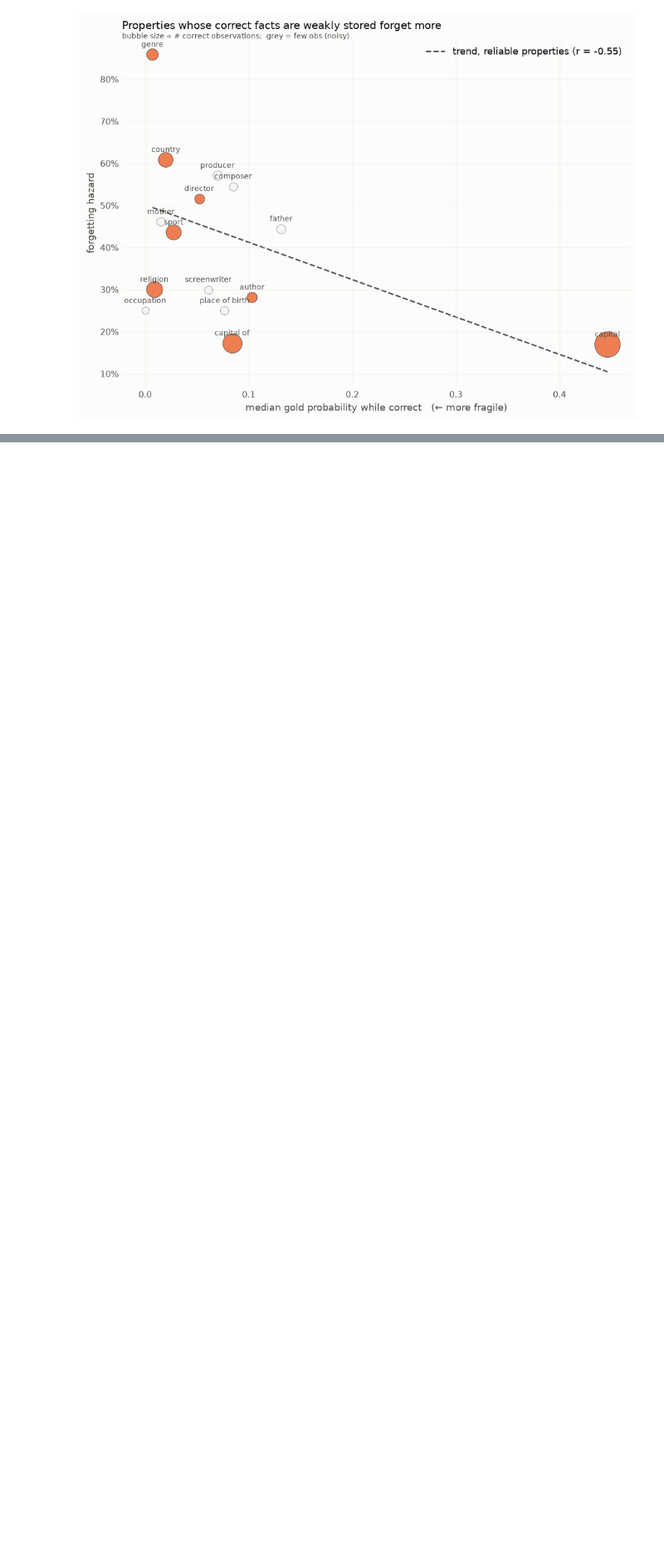
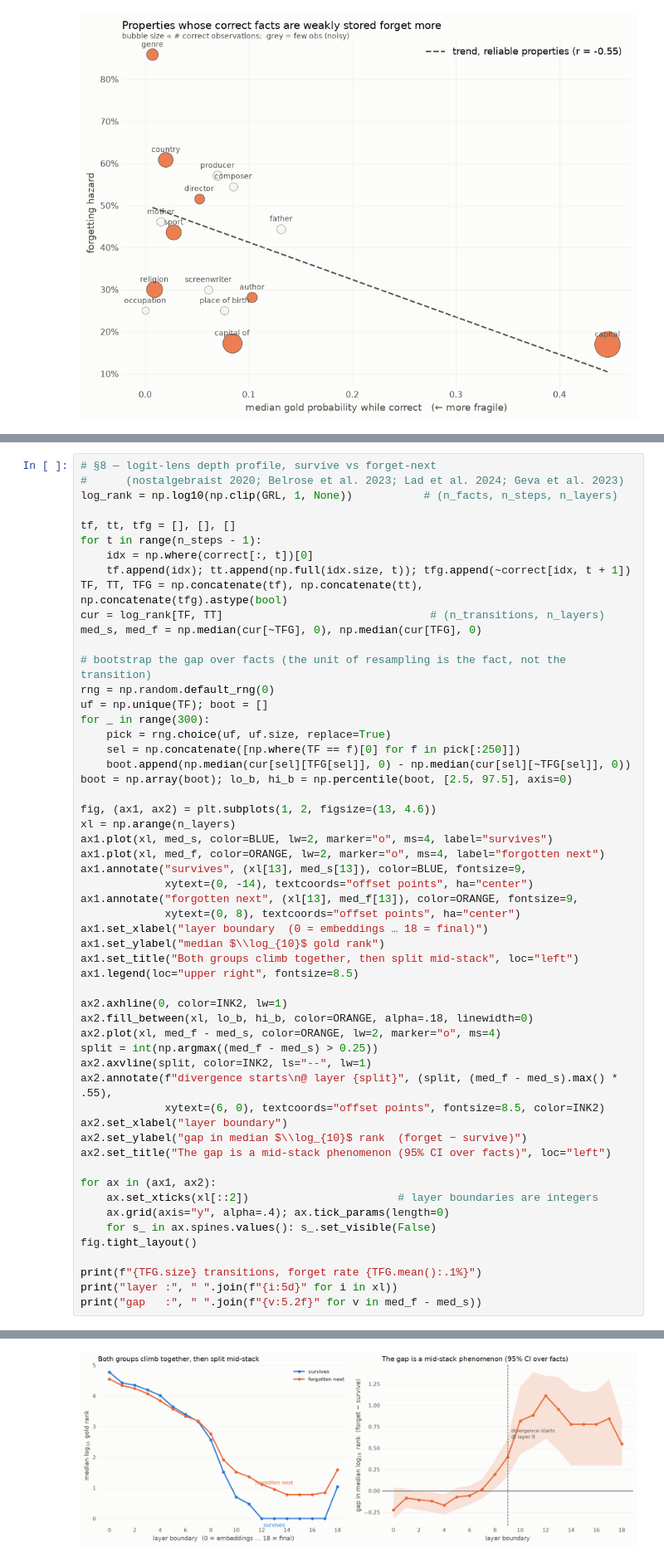
Before and after one commit to OvadiaOmer3/NLPFinalProject, a Jupyter notebook: forgetting_internal_features.ipynb, the cells around one changed output, grey strips where cells are left out. Shown at 83% size. Drawn from its saved outputs; the diff is of its cells as text; blank space fills up the shorter version.

```diff
--- a/forgetting_internal_features.ipynb
+++ b/forgetting_internal_features.ipynb
@@ -474,0 +744,56 @@ fig.tight_layout()
+# %%
+# §8 — logit-lens depth profile, survive vs forget-next
+#      (nostalgebraist 2020; Belrose et al. 2023; Lad et al. 2024; Geva et al. 2023)
+log_rank = np.log10(np.clip(GRL, 1, None))           # (n_facts, n_steps, n_layers)
+
+tf, tt, tfg = [], [], []
+for t in range(n_steps - 1):
+    idx = np.where(correct[:, t])[0]
+    tf.append(idx); tt.append(np.full(idx.size, t)); tfg.append(~correct[idx, t + 1])
+TF, TT, TFG = np.concatenate(tf), np.concatenate(tt), np.concatenate(tfg).astype(bool)
+cur = log_rank[TF, TT]                                # (n_transitions, n_layers)
+med_s, med_f = np.median(cur[~TFG], 0), np.median(cur[TFG], 0)
+
+# bootstrap the gap over facts (the unit of resampling is the fact, not the transition)
+rng = np.random.default_rng(0)
+uf = np.unique(TF); boot = []
+for _ in range(300):
+    pick = rng.choice(uf, uf.size, replace=True)
+    sel = np.concatenate([np.where(TF == f)[0] for f in pick[:250]])
+    boot.append(np.median(cur[sel][TFG[sel]], 0) - np.median(cur[sel][~TFG[sel]], 0))
+boot = np.array(boot); lo_b, hi_b = np.percentile(boot, [2.5, 97.5], axis=0)
+
+fig, (ax1, ax2) = plt.subplots(1, 2, figsize=(13, 4.6))
+xl = np.arange(n_layers)
+ax1.plot(xl, med_s, color=BLUE, lw=2, marker="o", ms=4, label="survives")
+ax1.plot(xl, med_f, color=ORANGE, lw=2, marker="o", ms=4, label="forgotten next")
+ax1.annotate("survives", (xl[13], med_s[13]), color=BLUE, fontsize=9,
+             xytext=(0, -14), textcoords="offset points", ha="center")
+ax1.annotate("forgotten next", (xl[13], med_f[13]), color=ORANGE, fontsize=9,
+             xytext=(0, 8), textcoords="offset points", ha="center")
+ax1.set_xlabel("layer boundary  (0 = embeddings … 18 = final)")
+ax1.set_ylabel("median $\\log_{10}$ gold rank")
+ax1.set_title("Both groups climb together, then split mid-stack", loc="left")
+ax1.legend(loc="upper right", fontsize=8.5)
+
+ax2.axhline(0, color=INK2, lw=1)
+ax2.fill_between(xl, lo_b, hi_b, color=ORANGE, alpha=.18, linewidth=0)
+ax2.plot(xl, med_f - med_s, color=ORANGE, lw=2, marker="o", ms=4)
+split = int(np.argmax((med_f - med_s) > 0.25))
+ax2.axvline(split, color=INK2, ls="--", lw=1)
+ax2.annotate(f"divergence starts\n@ layer {split}", (split, (med_f - med_s).max() * .55),
+             xytext=(6, 0), textcoords="offset points", fontsize=8.5, color=INK2)
+ax2.set_xlabel("layer boundary")
+ax2.set_ylabel("gap in median $\\log_{10}$ rank  (forget − survive)")
+ax2.set_title("The gap is a mid-stack phenomenon (95% CI over facts)", loc="left")
+
+for ax in (ax1, ax2):
+    ax.set_xticks(xl[::2])                       # layer boundaries are integers
+    ax.grid(axis="y", alpha=.4); ax.tick_params(length=0)
+    for s_ in ax.spines.values(): s_.set_visible(False)
+fig.tight_layout()
+
+print(f"{TFG.size} transitions, forget rate {TFG.mean():.1%}")
+print("layer :", " ".join(f"{i:5d}" for i in xl))
+print("gap   :", " ".join(f"{v:5.2f}" for v in med_f - med_s))
+# %% [output]
@@ -474,0 +803 @@ fig.tight_layout()
+[figure, added]
```
Also changed, not shown: parts of 21 cells of this notebook, 4 other files.
